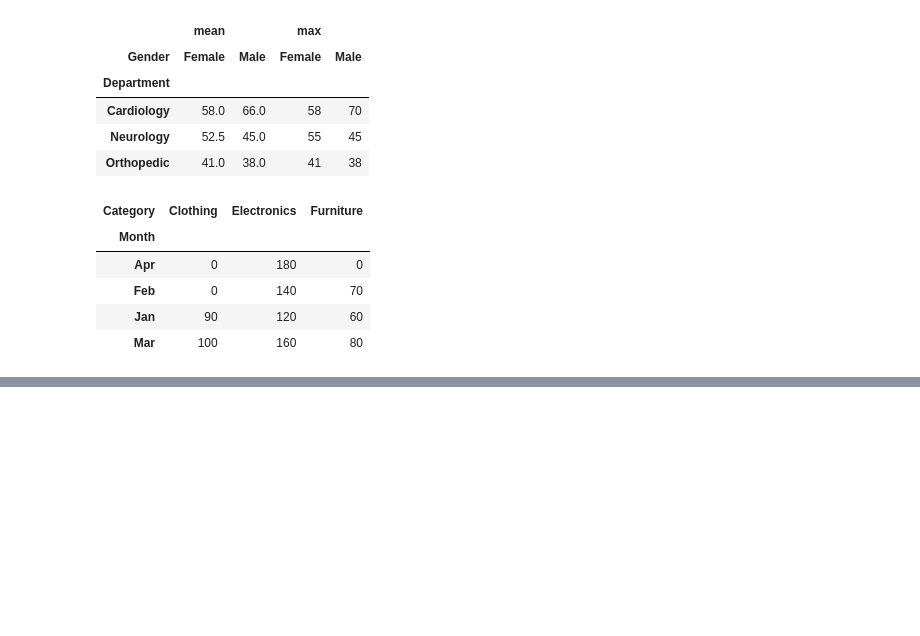
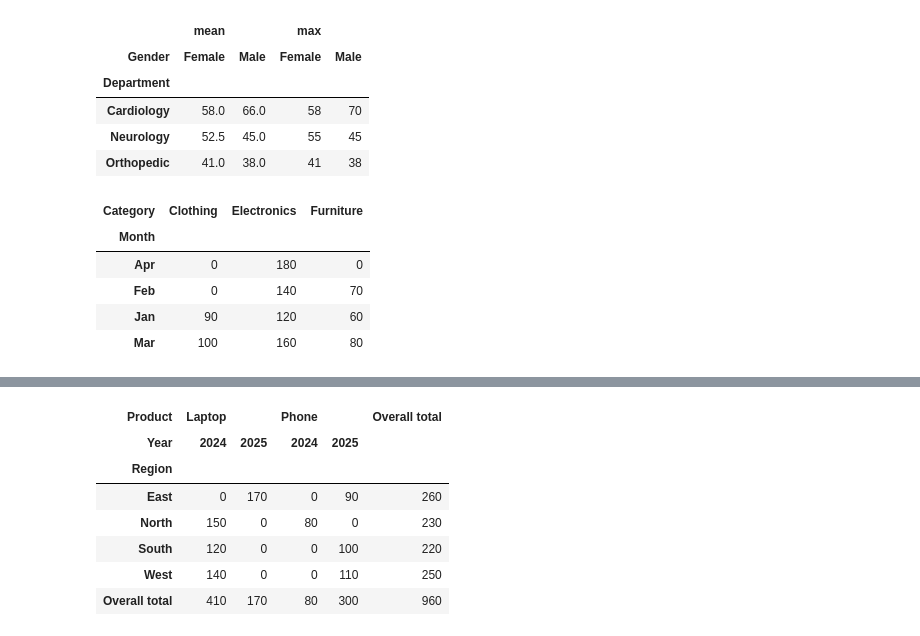
Before and after one commit to mukundnaramesh2605/ai-ml-course-bootcamp, a Jupyter notebook: Pandas/pivot_table.ipynb, the cells around one changed output, grey strips where cells are left out. Cells and saved outputs as stored; diff of their text form; code cells hidden in the pictures; blank space fills up the shorter version.

```diff
--- a/Pandas/pivot_table.ipynb
+++ b/Pandas/pivot_table.ipynb
@@ -287,0 +317,33 @@ pt
+# %%
+#⭐⭐ Final Boss (Real Interview Scenario)
+#Dataset
+df = pd.DataFrame({
+    "Region":["North","North","South","South","East","East","West","West"],
+    "Product":["Laptop","Phone","Laptop","Phone","Laptop","Phone","Laptop","Phone"],
+    "Year":[2024,2024,2024,2025,2025,2025,2024,2025],
+    "Sales":[150,80,120,100,170,90,140,110]
+})
+"""Business Requirement
+
+Your manager asks:
+
+"I want one single pivot table that tells me everything."
+
+Create a report that:
+
+Shows each Region as rows.
+Shows both Product and Year as column levels.
+Displays the sum of Sales.
+Includes Overall totals.
+Replaces missing values with 0."""
+pt= pd.pivot_table(df,index='Region',columns=['Product','Year'],values='Sales',aggfunc='sum',margins=True,fill_value=0,margins_name='Overall total')
+pt
+# %% [output]
+| Product | Laptop |  | Phone |  | Overall total |
+| Year | 2024 | 2025 | 2024 | 2025 |  |
+| Region |  |  |  |  |  |
+| East | 0 | 170 | 0 | 90 | 260 |
+| North | 150 | 0 | 80 | 0 | 230 |
+| South | 120 | 0 | 0 | 100 | 220 |
+| West | 140 | 0 | 0 | 110 | 250 |
+| Overall total | 410 | 170 | 80 | 300 | 960 |
```
Also changed, not shown: parts of 1 cell of this notebook.
